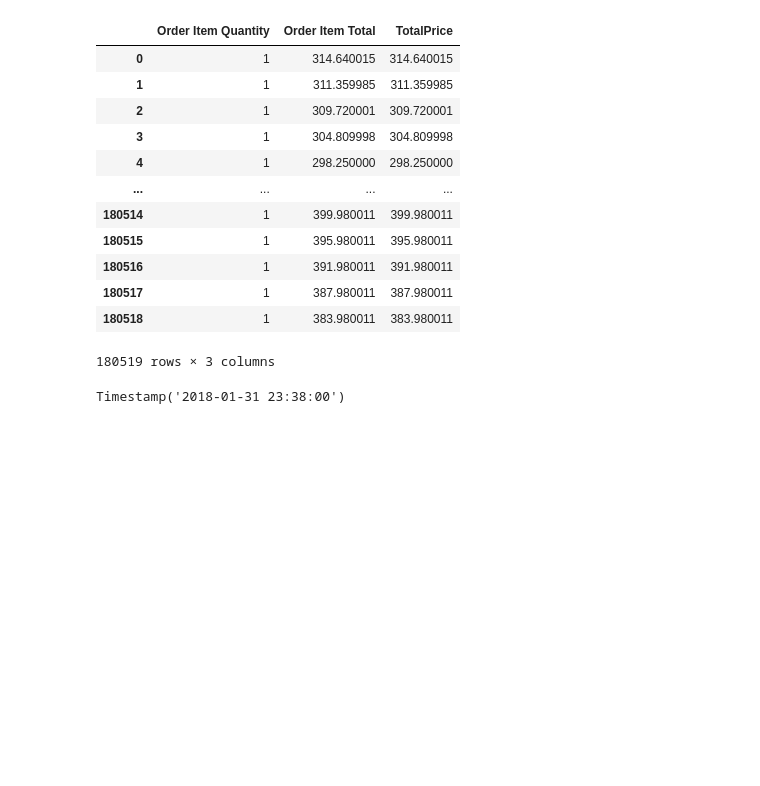
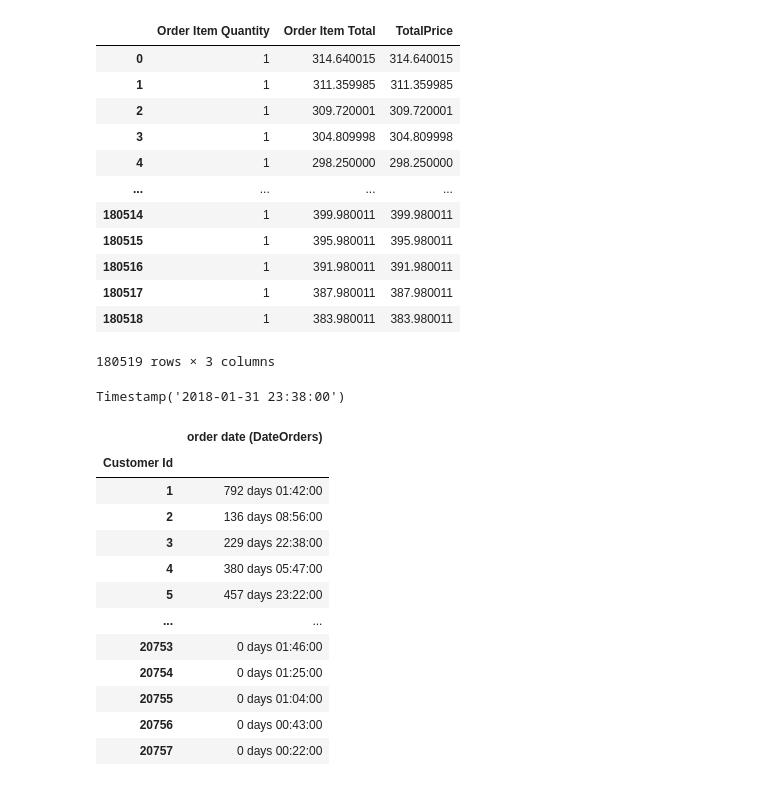
Before and after one commit to huangwen1128/2020-Bi-programing-practice, a Jupyter notebook: intelligen_logistics/supply_chain_RFM.ipynb, the cells around one changed output. Cells and saved outputs as stored; diff of their text form; code cells hidden in the pictures; blank space fills up the shorter version.

```diff
--- a/intelligen_logistics/supply_chain_RFM.ipynb
+++ b/intelligen_logistics/supply_chain_RFM.ipynb
@@ -153,5 +153,18 @@ Timestamp('2018-01-31 23:38:00')
 # %%
 import datetime
 present = datetime.datetime(2018,2,1)
-supply_chain_data.groupby(['Customer Id']).agg({'order date (DateOrders)':lambda x: x})
+supply_chain_data.groupby(['Customer Id']).agg({'order date (DateOrders)':lambda x: present-x.max()})
 # %% [output]
+|  | order date (DateOrders) |
+| Customer Id |  |
+| 1 | 792 days 01:42:00 |
+| 2 | 136 days 08:56:00 |
+| 3 | 229 days 22:38:00 |
+| 4 | 380 days 05:47:00 |
+| 5 | 457 days 23:22:00 |
+| ... | ... |
+| 20753 | 0 days 01:46:00 |
+| 20754 | 0 days 01:25:00 |
+| 20755 | 0 days 01:04:00 |
+| 20756 | 0 days 00:43:00 |
+| 20757 | 0 days 00:22:00 |
```
Also changed, not shown: parts of 1 cell of this notebook.
